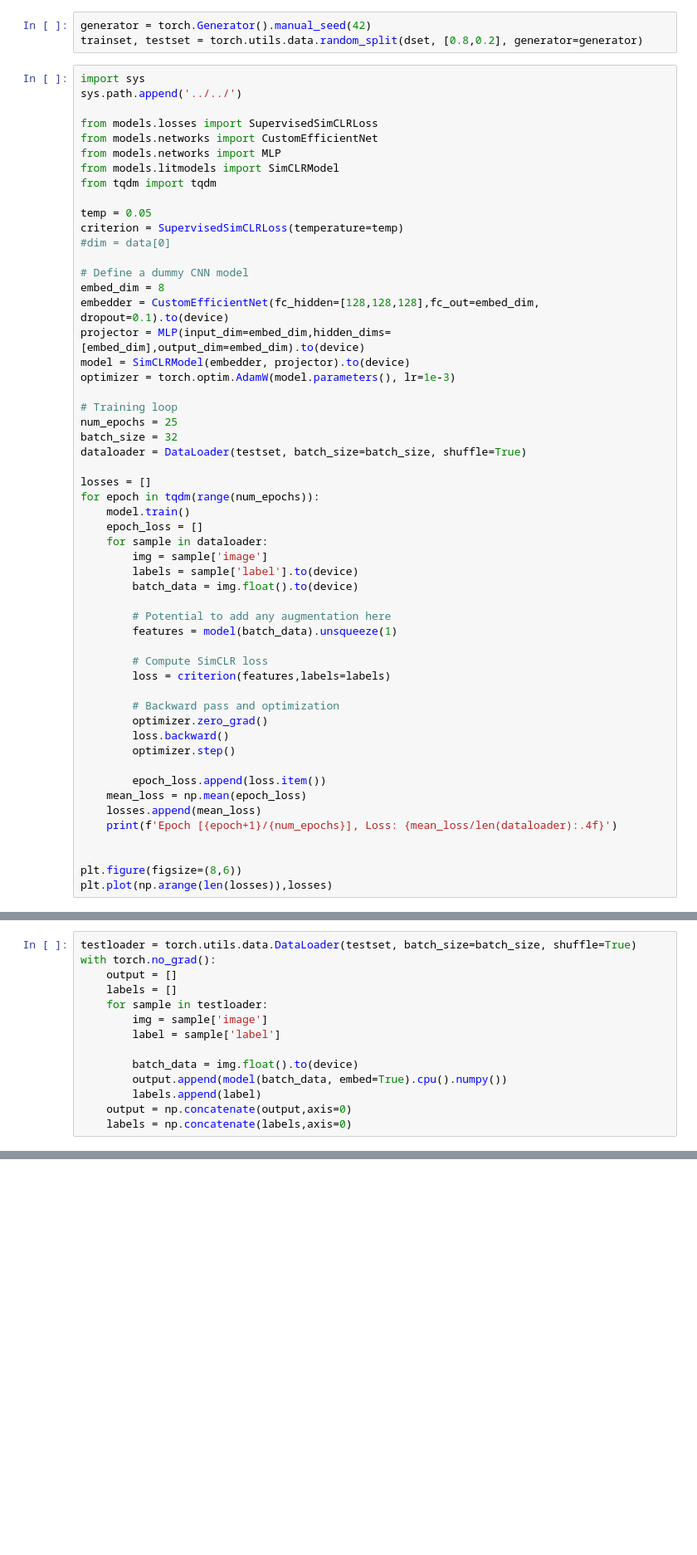
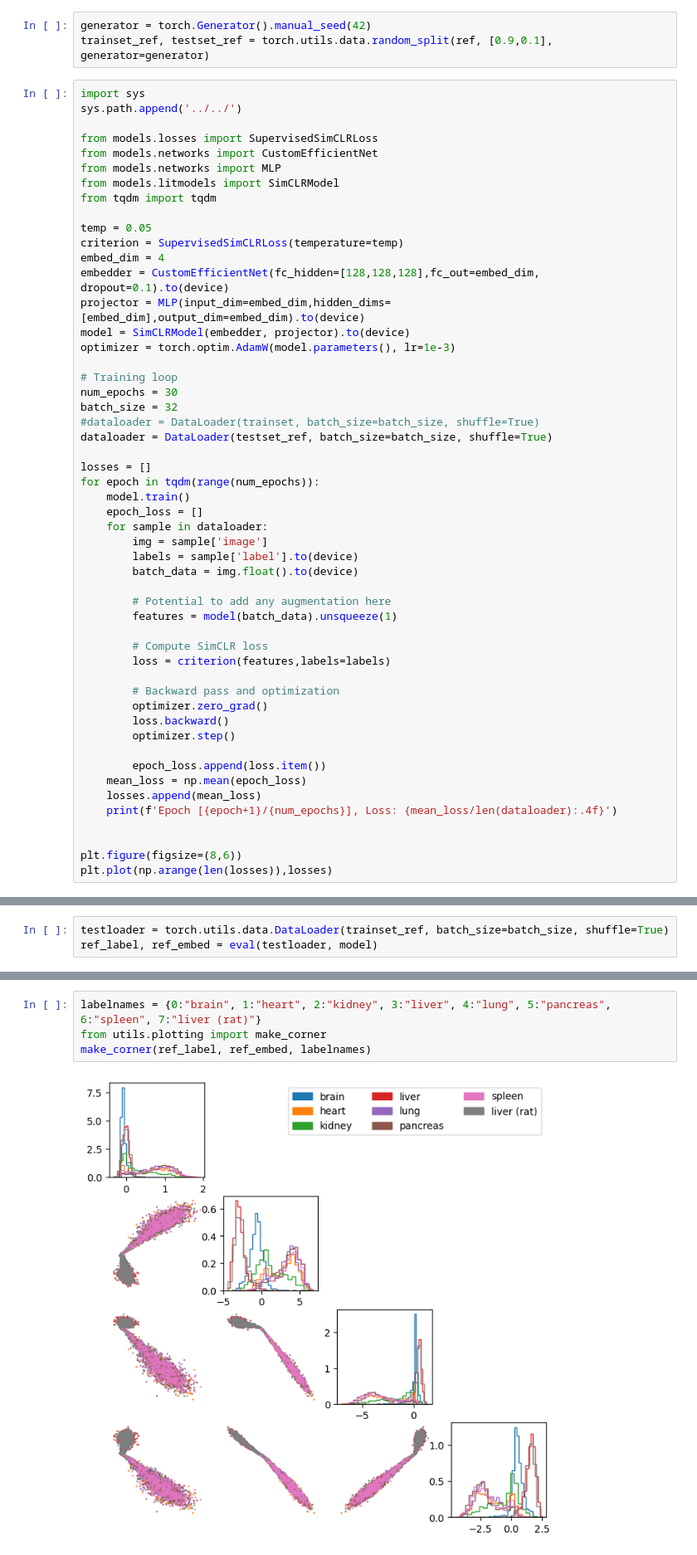
Before and after one commit to chreissel/phlab-neurips25, a Jupyter notebook: experiments/histology/test.ipynb, the cells around one changed output, grey strips where cells are left out. Shown at 83% size. Saved outputs shown, nothing was run; the diff lists cells and outputs as text; blank space fills up the shorter version.

```diff
--- a/experiments/histology/test.ipynb
+++ b/experiments/histology/test.ipynb
@@ -57,6 +65,6 @@ WARNING:matplotlib.image:Clipping input data to the valid range for imshow with
 # %%
 generator = torch.Generator().manual_seed(42)
-trainset, testset = torch.utils.data.random_split(dset, [0.8,0.2], generator=generator)
+trainset_ref, testset_ref = torch.utils.data.random_split(ref, [0.9,0.1], generator=generator)
 # %%
 import sys
 sys.path.append('../../')
@@ -69,19 +77,17 @@ from tqdm import tqdm
 
 temp = 0.05
 criterion = SupervisedSimCLRLoss(temperature=temp)
-#dim = data[0]
-
-# Define a dummy CNN model
-embed_dim = 8
+embed_dim = 4
 embedder = CustomEfficientNet(fc_hidden=[128,128,128],fc_out=embed_dim, dropout=0.1).to(device)
 projector = MLP(input_dim=embed_dim,hidden_dims=[embed_dim],output_dim=embed_dim).to(device)
 model = SimCLRModel(embedder, projector).to(device)
 optimizer = torch.optim.AdamW(model.parameters(), lr=1e-3)
 
 # Training loop
-num_epochs = 25
+num_epochs = 30
 batch_size = 32
-dataloader = DataLoader(testset, batch_size=batch_size, shuffle=True)
+#dataloader = DataLoader(trainset, batch_size=batch_size, shuffle=True)
+dataloader = DataLoader(testset_ref, batch_size=batch_size, shuffle=True)
 
 losses = []
 for epoch in tqdm(range(num_epochs)):
@@ -128,14 +137,3 @@ Epoch [12/25], Loss: 0.0061
 # %%
-testloader = torch.utils.data.DataLoader(testset, batch_size=batch_size, shuffle=True)
-with torch.no_grad():
-    output = []
-    labels = []
-    for sample in testloader:
-        img = sample['image']
-        label = sample['label']
-
-        batch_data = img.float().to(device)
-        output.append(model(batch_data, embed=True).cpu().numpy())
-        labels.append(label)
-    output = np.concatenate(output,axis=0)
-    labels = np.concatenate(labels,axis=0)
+testloader = torch.utils.data.DataLoader(trainset_ref, batch_size=batch_size, shuffle=True)
+ref_label, ref_embed = eval(testloader, model)
@@ -176,0 +151,6 @@ WARNING:root:Too few points to create valid contours
+# %%
+labelnames = {0:"brain", 1:"heart", 2:"kidney", 3:"liver", 4:"lung", 5:"pancreas", 6:"spleen", 7:"liver (rat)"}
+from utils.plotting import make_corner
+make_corner(ref_label, ref_embed, labelnames)
+# %% [output]
+[figure, added]
```
Also changed, not shown: parts of 16 cells of this notebook.
